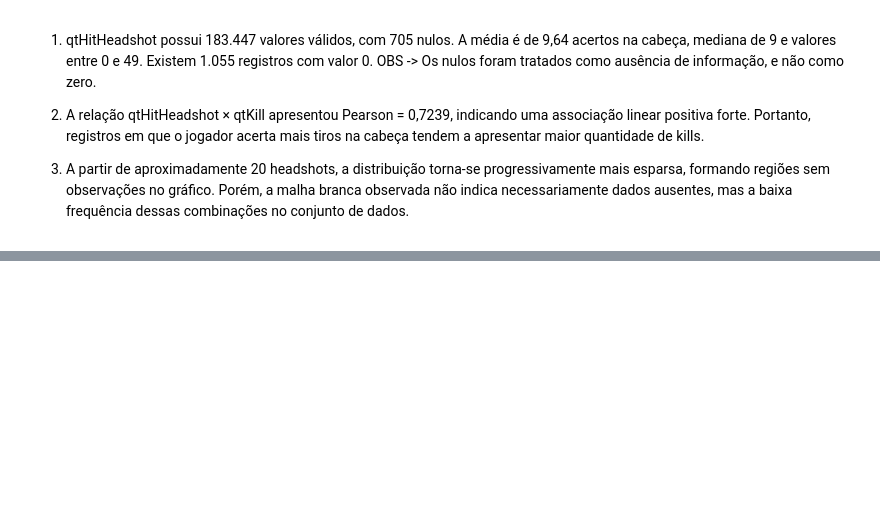
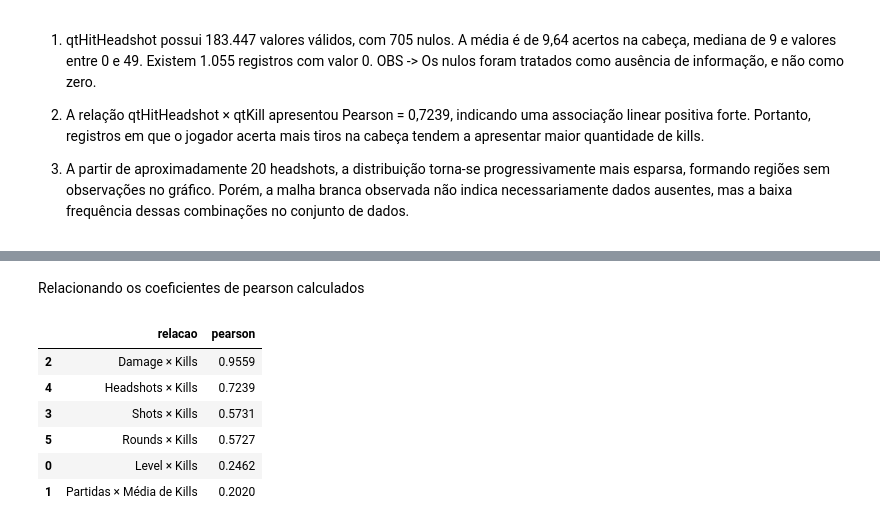
Before and after one commit to lucasccesar/Projeto-IA, a Jupyter notebook: notebooks/01_eda_dataset.ipynb, the cells around one changed output, grey strips where cells are left out. Drawn from its saved outputs; the diff is of its cells as text; code cells hidden in the pictures; blank space fills up the shorter version.

```diff
--- a/notebooks/01_eda_dataset.ipynb
+++ b/notebooks/01_eda_dataset.ipynb
@@ -1324,0 +1448,36 @@ df[
+# %% [markdown]
+Relacionando os coeficientes de pearson calculados
+# %%
+correlacoes = pd.DataFrame({
+    'relacao': [
+        'Level × Kills',
+        'Partidas × Média de Kills',
+        'Damage × Kills',
+        'Shots × Kills',
+        'Headshots × Kills',
+        'Rounds × Kills'
+    ],
+    'pearson': [
+        0.2462,
+        0.2020,
+        0.9559,
+        0.5731,
+        0.7239,
+        0.5727
+    ]
+})
+
+correlacoes = correlacoes.sort_values(
+    'pearson',
+    ascending=False
+)
+
+display(correlacoes)
+# %% [output]
+|  | relacao | pearson |
+| 2 | Damage × Kills | 0.9559 |
+| 4 | Headshots × Kills | 0.7239 |
+| 3 | Shots × Kills | 0.5731 |
+| 5 | Rounds × Kills | 0.5727 |
+| 0 | Level × Kills | 0.2462 |
+| 1 | Partidas × Média de Kills | 0.2020 |
```
Also changed, not shown: parts of 10 cells of this notebook.
